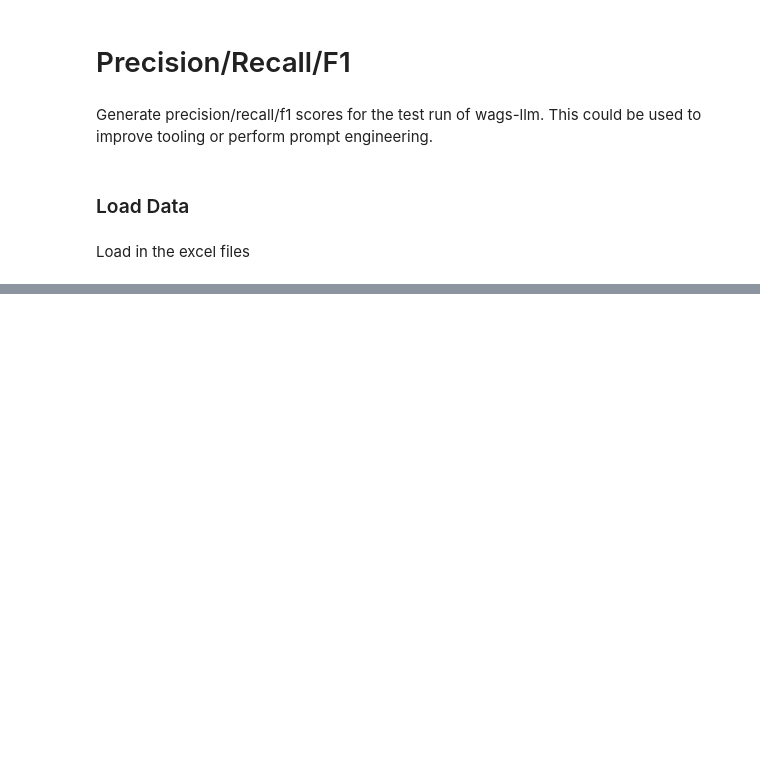
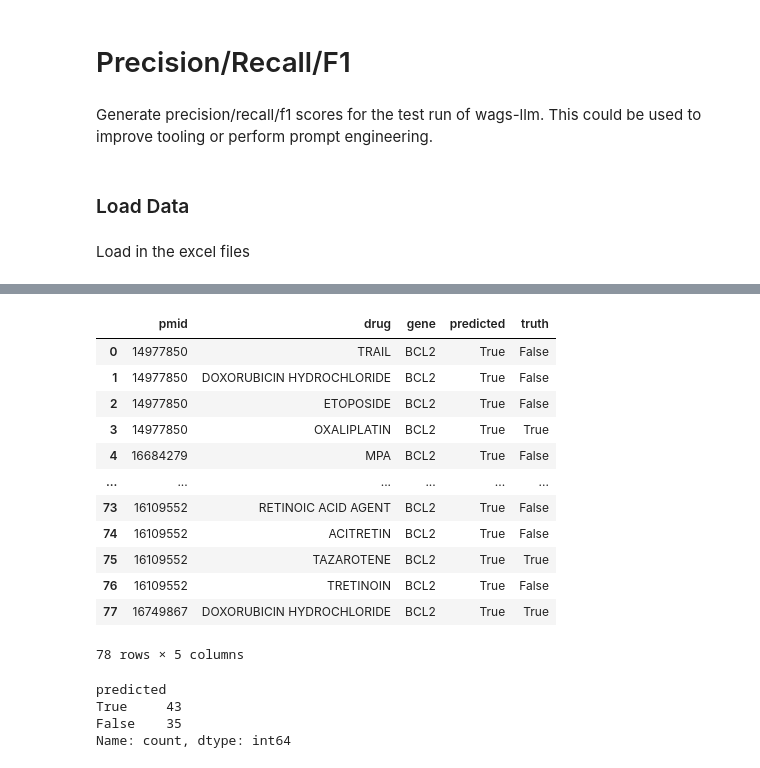
Before and after one commit to dgidb/dgiLIT, a Jupyter notebook: research/wags-llm/entity-tagging/analysis.ipynb, the cells around one changed output, grey strips where cells are left out. Saved outputs shown, nothing was run; the diff lists cells and outputs as text; code cells hidden in the pictures; blank space fills up the shorter version.

```diff
--- a/research/wags-llm/entity-tagging/analysis.ipynb
+++ b/research/wags-llm/entity-tagging/analysis.ipynb
@@ -75,0 +53,31 @@ Metrics
+# %%
+truth_pairs = (
+    truth[
+        ["pmid", "drug", "gene"]
+    ]
+    .drop_duplicates()
+)
+
+truth_pairs["truth"] = True
+# %%
+pred_pairs = (
+    pred[
+        ["pmid", "drug", "gene", "interaction"]
+    ]
+    .drop_duplicates()
+)
+
+pred_pairs = pred_pairs.rename(
+    columns={"interaction": "predicted"}
+)
+# %%
+pred_pairs = pred_pairs.dropna(subset=["pmid", "drug", "gene"])
+truth_pairs = truth_pairs.dropna(subset=["pmid", "drug", "gene"])
+# %%
+eval_df = pred_pairs.merge(
+    truth_pairs,
+    on=["pmid", "drug", "gene"],
+    how="left"
+)
+
+eval_df["truth"] = eval_df["truth"].fillna(False)
@@ -76 +100,24 @@ Metrics
+# %%
+eval_df
+# %% [output]
+|  | pmid | drug | gene | predicted | truth |
+| 0 | 14977850 | TRAIL | BCL2 | True | False |
+| 1 | 14977850 | DOXORUBICIN HYDROCHLORIDE | BCL2 | True | False |
+| 2 | 14977850 | ETOPOSIDE | BCL2 | True | False |
+| 3 | 14977850 | OXALIPLATIN | BCL2 | True | True |
+| 4 | 16684279 | MPA | BCL2 | True | False |
+| ... | ... | ... | ... | ... | ... |
+| 73 | 16109552 | RETINOIC ACID AGENT | BCL2 | True | False |
+| 74 | 16109552 | ACITRETIN | BCL2 | True | False |
+| 75 | 16109552 | TAZAROTENE | BCL2 | True | True |
+| 76 | 16109552 | TRETINOIN | BCL2 | True | False |
+| 77 | 16749867 | DOXORUBICIN HYDROCHLORIDE | BCL2 | True | True |
+78 rows × 5 columns
+# %%
+eval_df["predicted"].value_counts(dropna=False)
+# %% [output]
+predicted
+True     43
+False    35
+Name: count, dtype: int64
 # %%
```
Also changed, not shown: parts of 26 cells of this notebook, 8 other files.
